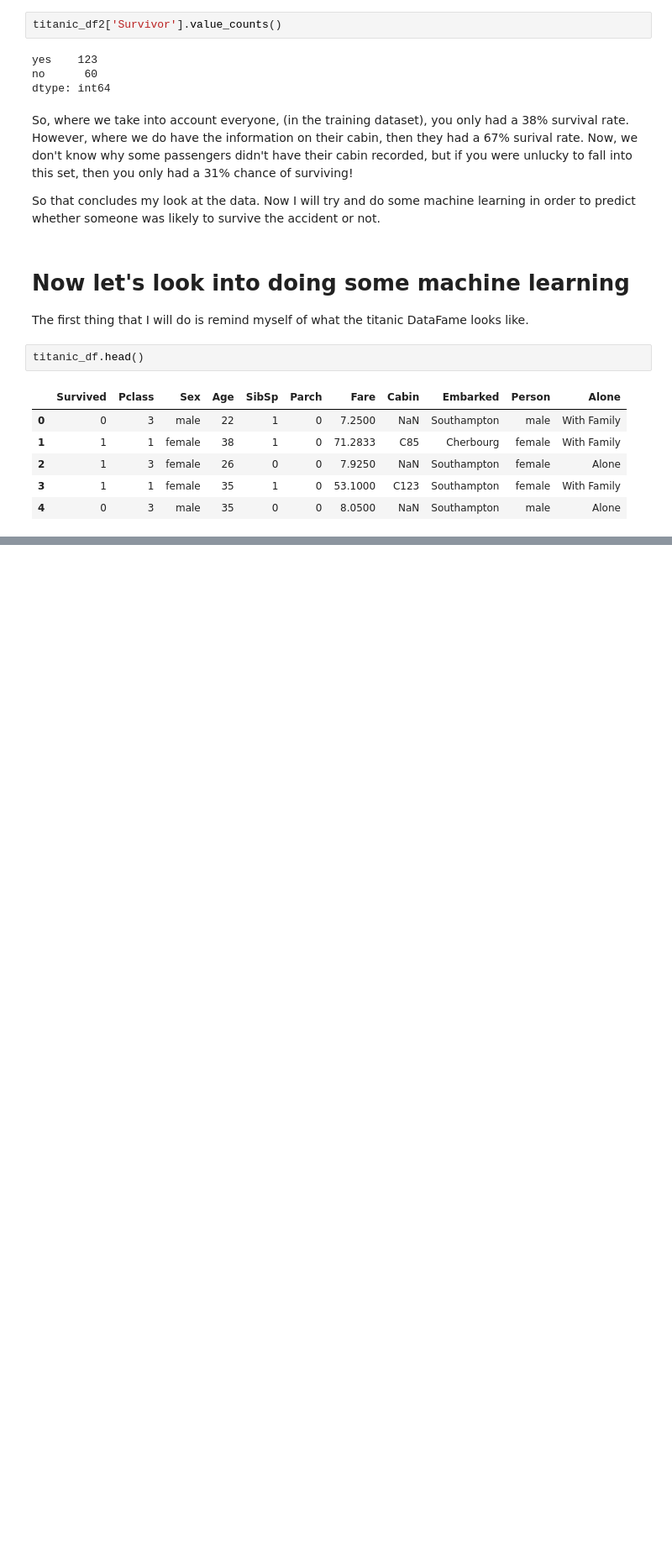
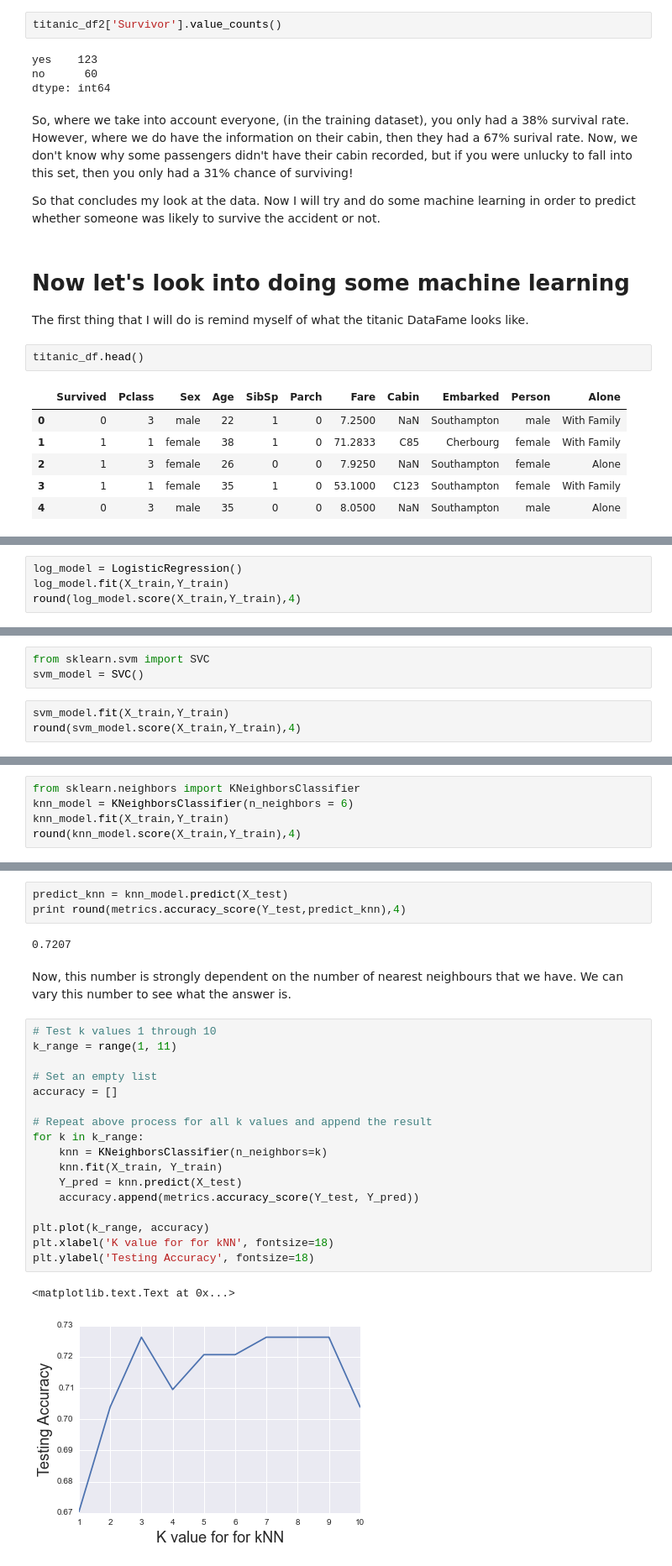
Before and after one commit to maclamont/Titanic, a Jupyter notebook: Titanic.ipynb, the cells around one changed output, grey strips where cells are left out. Shown at 84% size. Saved outputs shown, nothing was run; the diff lists cells and outputs as text; blank space fills up the shorter version.

```diff
--- a/Titanic.ipynb
+++ b/Titanic.ipynb
@@ -784,0 +737,4 @@ print predict
+# %%
+log_model = LogisticRegression()
+log_model.fit(X_train,Y_train)
+round(log_model.score(X_train,Y_train),4)
@@ -784,0 +766,6 @@ print predict
+# %%
+from sklearn.svm import SVC
+svm_model = SVC()
+# %%
+svm_model.fit(X_train,Y_train)
+round(svm_model.score(X_train,Y_train),4)
@@ -784,0 +787,5 @@ print predict
+# %%
+from sklearn.neighbors import KNeighborsClassifier
+knn_model = KNeighborsClassifier(n_neighbors = 6)
+knn_model.fit(X_train,Y_train)
+round(knn_model.score(X_train,Y_train),4)
@@ -784,0 +796,27 @@ print predict
+# %%
+predict_knn = knn_model.predict(X_test)
+print round(metrics.accuracy_score(Y_test,predict_knn),4)
+# %% [output]
+0.7207
+# %% [markdown]
+Now, this number is strongly dependent on the number of nearest neighbours that we have.  We can vary this number to see what the answer is.
+# %%
+# Test k values 1 through 10
+k_range = range(1, 11)
+
+# Set an empty list
+accuracy = []
+
+# Repeat above process for all k values and append the result
+for k in k_range:
+    knn = KNeighborsClassifier(n_neighbors=k)
+    knn.fit(X_train, Y_train)
+    Y_pred = knn.predict(X_test)
+    accuracy.append(metrics.accuracy_score(Y_test, Y_pred))
+
+plt.plot(k_range, accuracy)
+plt.xlabel('K value for for kNN', fontsize=18)
+plt.ylabel('Testing Accuracy', fontsize=18)
+# %% [output]
+<matplotlib.text.Text at 0x...>
+[figure, added]
```
Also changed, not shown: parts of 56 cells of this notebook.
